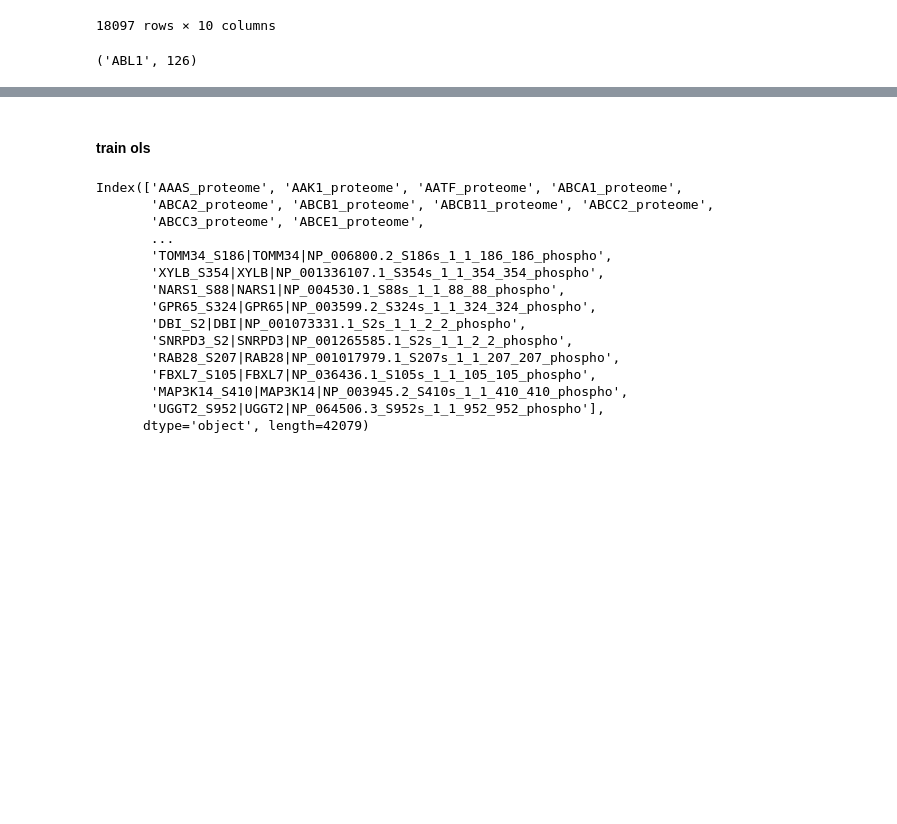
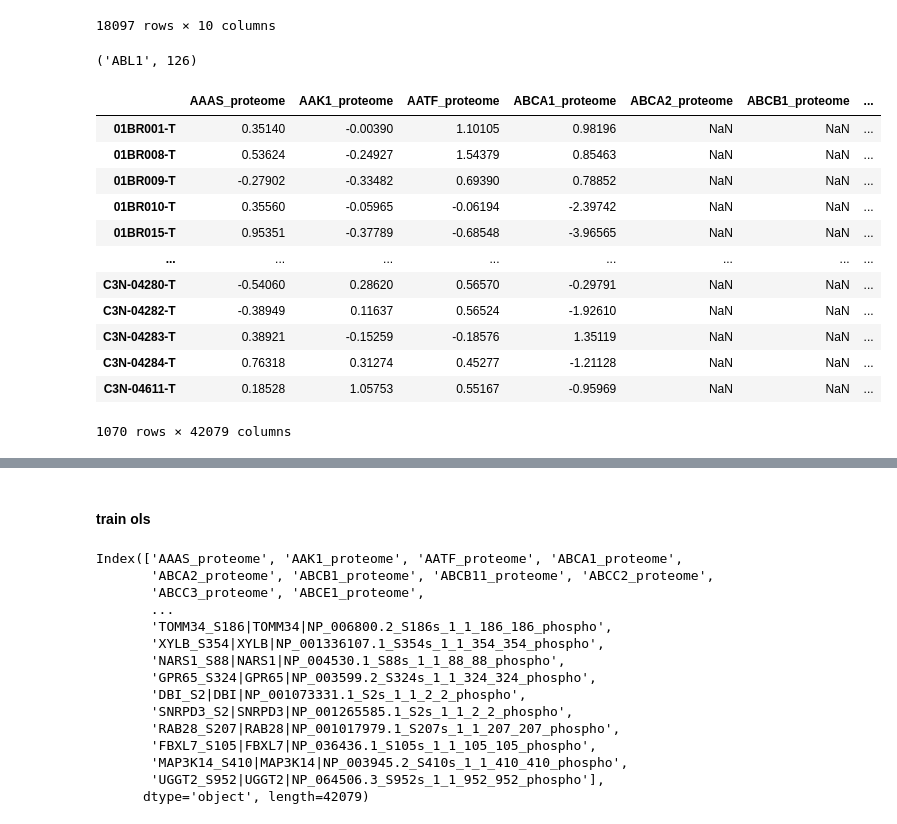
Before and after one commit to ding-lab/cptac-driver, a Jupyter notebook: notebooks/modeling_pipeline.ipynb, the cells around one changed output, grey strips where cells are left out. Cells and saved outputs as stored; diff of their text form; code cells hidden in the pictures; blank space fills up the shorter version.

```diff
--- a/notebooks/modeling_pipeline.ipynb
+++ b/notebooks/modeling_pipeline.ipynb
@@ -83,3 +83,19 @@ gene_to_subgenes = {t:[g for g in sorted(set(pathways[pathways['GENE']==t]['SUB_
 target_genes[0], len(gene_to_subgenes[target_genes[0]])
 # %% [output]
 ('ABL1', 126)
+# %%
+combined
+# %% [output]
+|  | AAAS_proteome | AAK1_proteome | AATF_proteome | ABCA1_proteome | ABCA2_proteome | ABCB1_proteome | ... |
+| 01BR001-T | 0.35140 | -0.00390 | 1.10105 | 0.98196 | NaN | NaN | ... |
+| 01BR008-T | 0.53624 | -0.24927 | 1.54379 | 0.85463 | NaN | NaN | ... |
+| 01BR009-T | -0.27902 | -0.33482 | 0.69390 | 0.78852 | NaN | NaN | ... |
+| 01BR010-T | 0.35560 | -0.05965 | -0.06194 | -2.39742 | NaN | NaN | ... |
+| 01BR015-T | 0.95351 | -0.37789 | -0.68548 | -3.96565 | NaN | NaN | ... |
+| ... | ... | ... | ... | ... | ... | ... | ... |
+| C3N-04280-T | -0.54060 | 0.28620 | 0.56570 | -0.29791 | NaN | NaN | ... |
+| C3N-04282-T | -0.38949 | 0.11637 | 0.56524 | -1.92610 | NaN | NaN | ... |
+| C3N-04283-T | 0.38921 | -0.15259 | -0.18576 | 1.35119 | NaN | NaN | ... |
+| C3N-04284-T | 0.76318 | 0.31274 | 0.45277 | -1.21128 | NaN | NaN | ... |
+| C3N-04611-T | 0.18528 | 1.05753 | 0.55167 | -0.95969 | NaN | NaN | ... |
+1070 rows × 42079 columns
```
Also changed, not shown: parts of 6 cells of this notebook, 1 other file.
